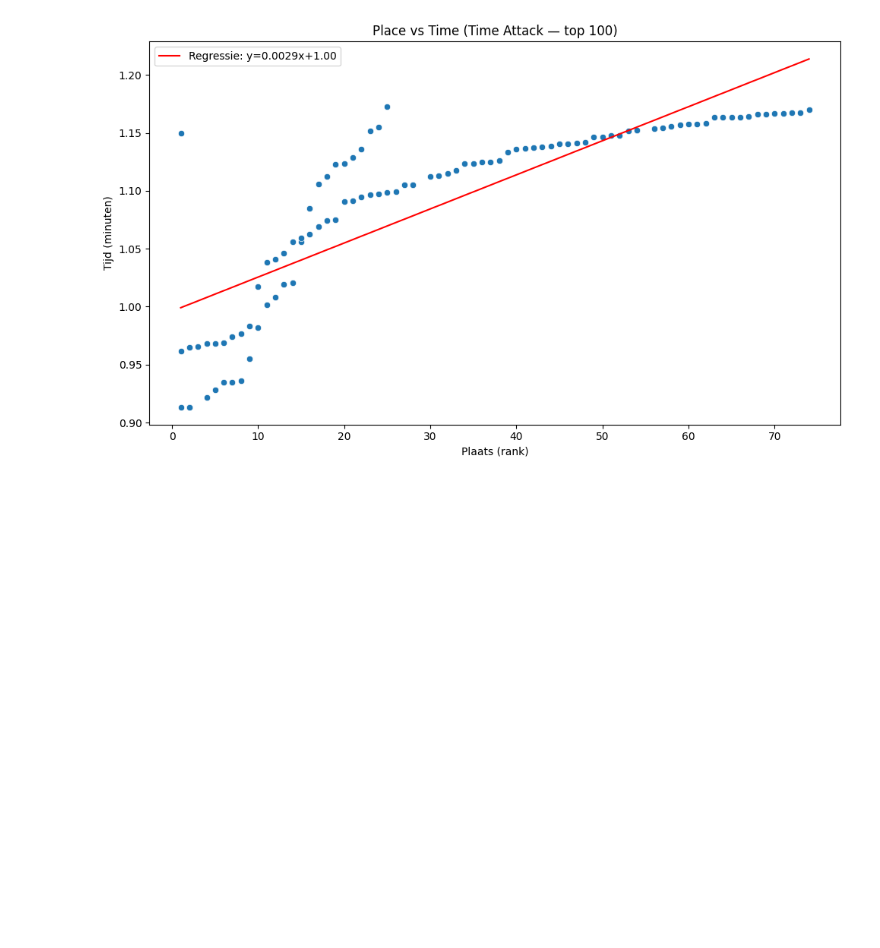
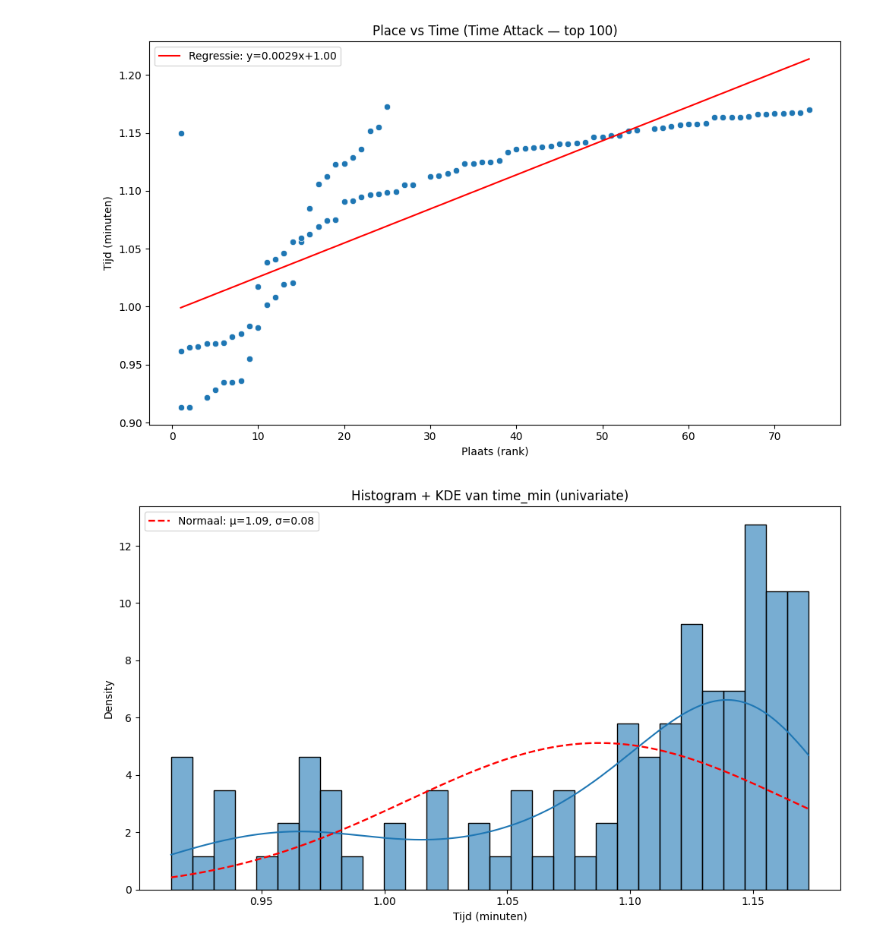
Before and after one commit to CodeAura/BIM-2.2-Processen-Analyseren, a Jupyter notebook: Own_Project/minecraft_speedrun_univariaat.ipynb, the cells around one changed output. Cells and saved outputs as stored; diff of their text form; code cells hidden in the pictures; blank space fills up the shorter version.

```diff
--- a/Own_Project/minecraft_speedrun_univariaat.ipynb
+++ b/Own_Project/minecraft_speedrun_univariaat.ipynb
@@ -74,33 +74,33 @@ else:
     df_for_dist = data
 
 # Kies de variabele: prefer 'time_min', anders 'speedrun_time' (omzetten naar minuten)
 if 'time_min' in df_for_dist.columns:
     series = df_for_dist['time_min'].dropna()
 elif 'speedrun_time' in df_for_dist.columns:
     series = (df_for_dist['speedrun_time'] / 60).dropna()
 else:
-    raise KeyError('Geen kolom
- of
- gevonden voor univariate plot')
+    raise KeyError('Geen kolom  of gevonden voor univariate plot')
 
 import numpy as _np
 import seaborn as _sns
 import matplotlib.pyplot as _plt
 
 fig, ax = _plt.subplots(figsize=(10, 6))
 # Histogram met KDE (density zodat een normaal curve direct vergelijkbaar is)
 _sns.histplot(series, kde=True, stat='density', bins=30, color='C0', edgecolor='k', ax=ax, alpha=0.6)
 
 # Normale verdeling overlay (zelfde schaal: density)
 mu = series.mean()
 sigma = series.std()
 x_vals = _np.linspace(series.min(), series.max(), 300)
 pdf = (1 / (sigma * _np.sqrt(2 * _np.pi))) * _np.exp(-0.5 * ((x_vals - mu) / sigma) ** 2)
 ax.plot(x_vals, pdf, color='red', linestyle='--', linewidth=1.7, label=f'Normaal: μ={mu:.2f}, σ={sigma:.2f}')
 
 ax.set_xlabel('Tijd (minuten)')
 ax.set_ylabel('Density')
 ax.set_title('Histogram + KDE van time_min (univariate)')
 ax.legend()
 _plt.tight_layout()
 _plt.show()
+# %% [output]
+[figure, added]
```
Also changed, not shown: parts of 1 cell of this notebook.
